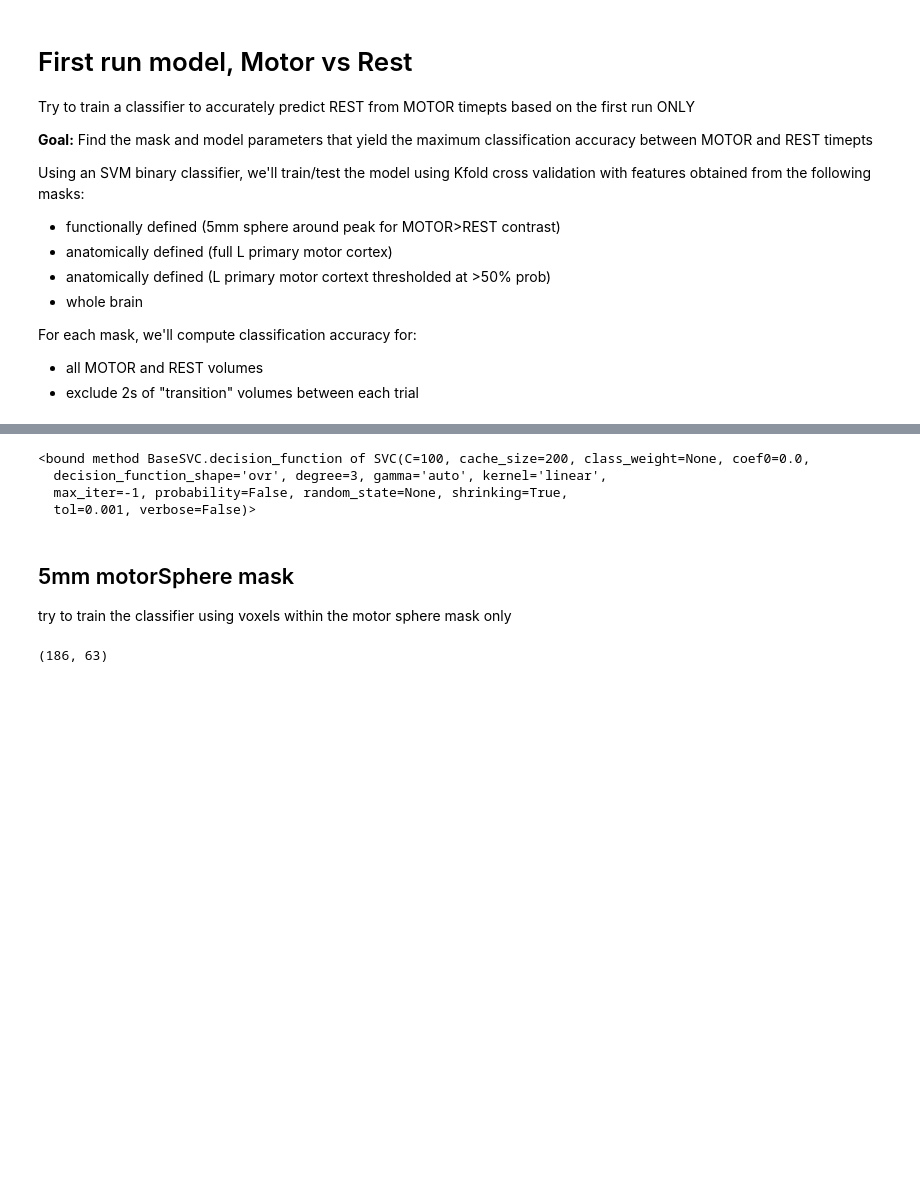
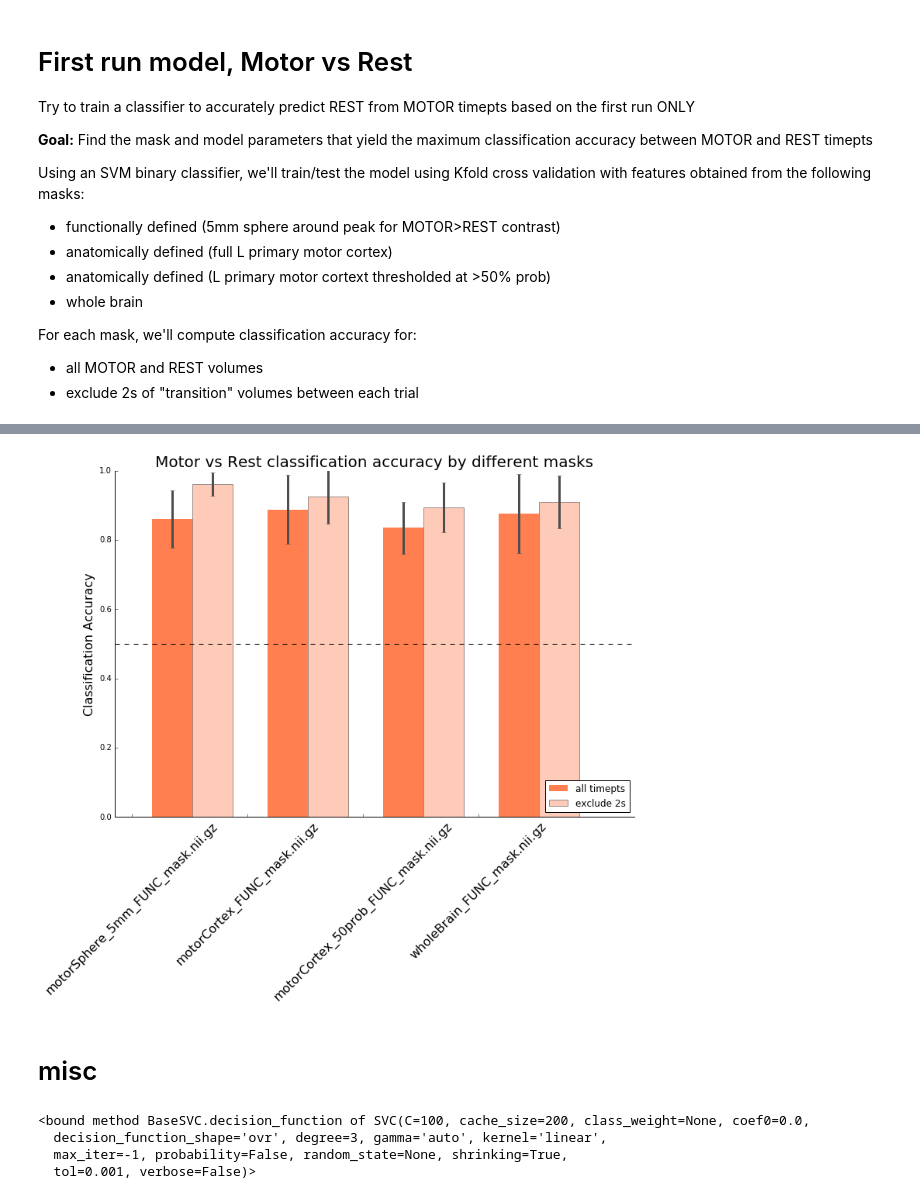
Before and after one commit to jeffmacinnes/b2b, a Jupyter notebook: analysis/subject001_multivoxel.ipynb, the cells around one changed output, grey strips where cells are left out. Saved outputs shown, nothing was run; the diff lists cells and outputs as text; code cells hidden in the pictures; blank space fills up the shorter version.

Commit message:
plotting classification accuracy by masks

```diff
--- a/analysis/subject001_multivoxel.ipynb
+++ b/analysis/subject001_multivoxel.ipynb
@@ -162,6 +128,8 @@ def runClassification(mask, labels):
     # run cross-validation
     cv_score = cross_val_score(svc, fmri, labels, cv=cv)
 
+    return cv_score
+
     print('{} - mean accuracy: {}, stdDev: {}'.format(os.path.split(mask)[-1], np.mean(cv_score), np.std(cv_score)))
 # %%
 masks = ['motorSphere_5mm_FUNC_mask.nii.gz',
@@ -185,3 +172,51 @@ wholeBrain_FUNC_mask.nii.gz - mean accuracy: 0.9096866096866096, stdDev: 0.07642
+# %%
+xInd = np.arange(4)
+width = 0.35
+
+fig,ax = plt.subplots(figsize=(12,8))
+error_config = {'ecolor': '0.3', 'lw':3}
+
+# all timepoints plot
+allTmpts = allResults.loc[allResults['labels'] == 'all']
+rects1 = ax.bar(xInd-width/2,
+                allTmpts['meanAcc'],
+                width,
+                yerr=allTmpts['stdDev'],
+                error_kw=error_config,
+                color='coral',
+                edgecolor='none',
+                label='all timepts')
+
+
+# exclude 2s plot
+exclude2 = allResults.loc[allResults['labels'] == 'exclude2']
+rects2 = ax.bar(xInd+width/2,
+               exclude2['meanAcc'],
+               width,
+               yerr=exclude2['stdDev'],
+               error_kw=error_config,
+               color='coral',
+               alpha=.4,
+               edgecolor='none',
+               label='exclude 2s')
+
+ax.axhline(y=.5, color='k', ls='--')
+
+# format plot
+ax.set_ylabel('Classification Accuracy', fontsize=16)
+ax.set_ylim([0,1])
+ax.set_title('Motor vs Rest classification accuracy by different masks', fontsize=20)
+ax.set_xticks(xInd-width)
+ax.set_xticklabels(masks, rotation=45, fontsize=16)
+ax.legend(loc=4)
+
+ax.spines['top'].set_visible(False)
+ax.spines['right'].set_visible(False)
+plt.tick_params(top='off', right='off')
+# %% [output]
+[figure, added]
+# %% [markdown]
+# misc
 # %%
 svc.decision_function
 # %% [output]
@@ -189,6 +224,3 @@ svc.decision_function
   decision_function_shape='ovr', degree=3, gamma='auto', kernel='linear',
   max_iter=-1, probability=False, random_state=None, shrinking=True,
   tol=0.001, verbose=False)>
-# %% [markdown]
-## 5mm motorSphere mask
-try to train the classifier using voxels within the motor sphere mask only
@@ -197,9 +226,0 @@ from nilearn.input_data import NiftiMasker
-# %%
-# set up a masker based on the mask
-masker = NiftiMasker(mask_img=join('../data/subject001/pyneal_002/mask_transforms/FUNC_masks', mask),
-                     standardize=True)
-
-fmri = masker.fit_transform('../data/subject001/pyneal_002/receivedFunc.nii.gz')
-fmri.shape
-# %% [output]
-(186, 63)
```
Also changed, not shown: parts of 23 cells of this notebook, 1 other file.
